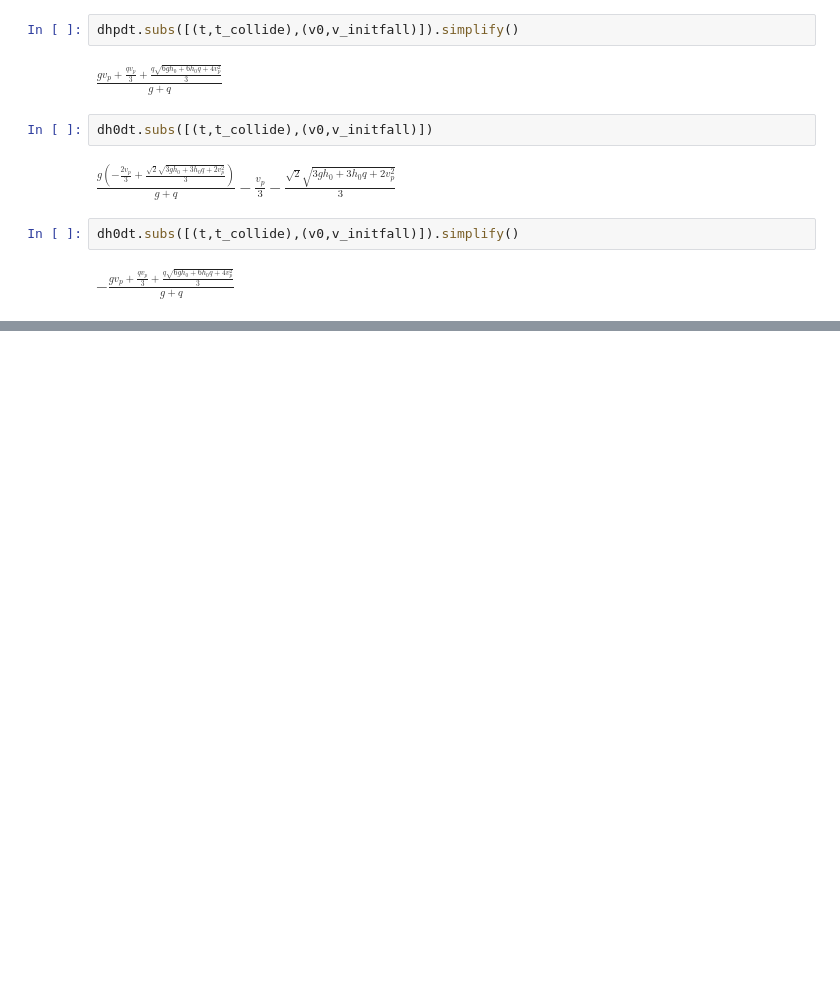
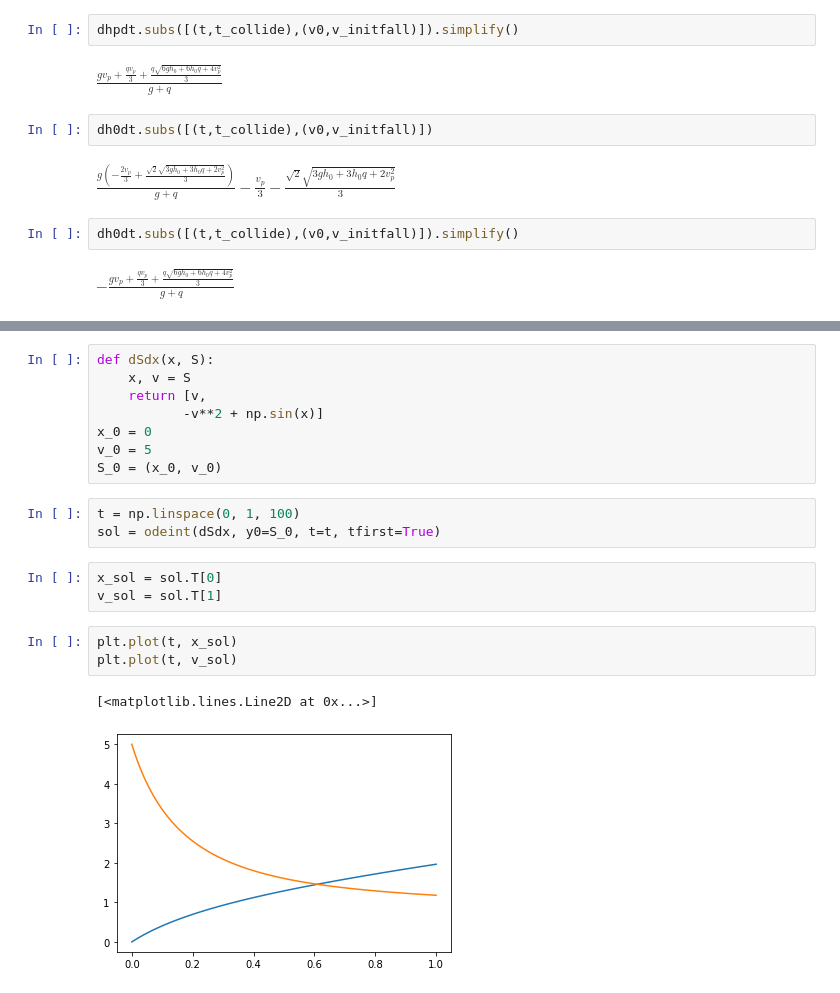
Before and after one commit to 8wgf3b/books, a Jupyter notebook: simping_for_senpai.ipynb, the cells around one changed output, grey strips where cells are left out. Saved outputs shown, nothing was run; the diff lists cells and outputs as text; blank space fills up the shorter version.

```diff
--- a/simping_for_senpai.ipynb
+++ b/simping_for_senpai.ipynb
@@ -152,0 +517,20 @@ $\displaystyle - \frac{g v_{p} + \frac{q v_{p}}{3} + \frac{q \sqrt{6 g h_{0} + 6
+# %%
+def dSdx(x, S):
+    x, v = S
+    return [v,
+           -v**2 + np.sin(x)]
+x_0 = 0
+v_0 = 5
+S_0 = (x_0, v_0)
+# %%
+t = np.linspace(0, 1, 100)
+sol = odeint(dSdx, y0=S_0, t=t, tfirst=True)
+# %%
+x_sol = sol.T[0]
+v_sol = sol.T[1]
+# %%
+plt.plot(t, x_sol)
+plt.plot(t, v_sol)
+# %% [output]
+[<matplotlib.lines.Line2D at 0x...>]
+[figure, added]
```
Also changed, not shown: parts of 74 cells of this notebook.
